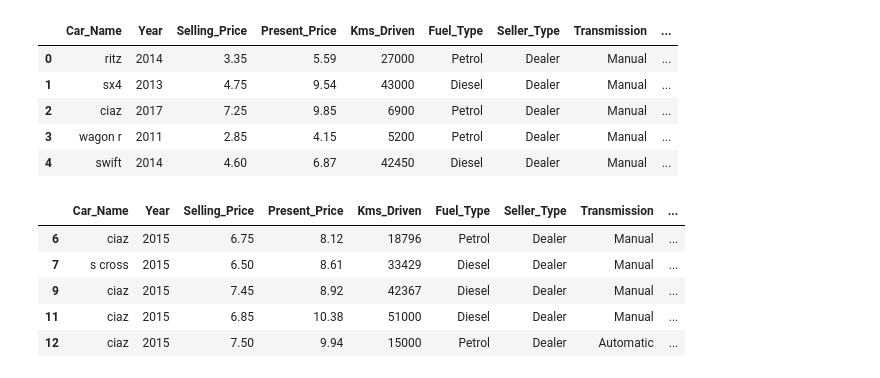
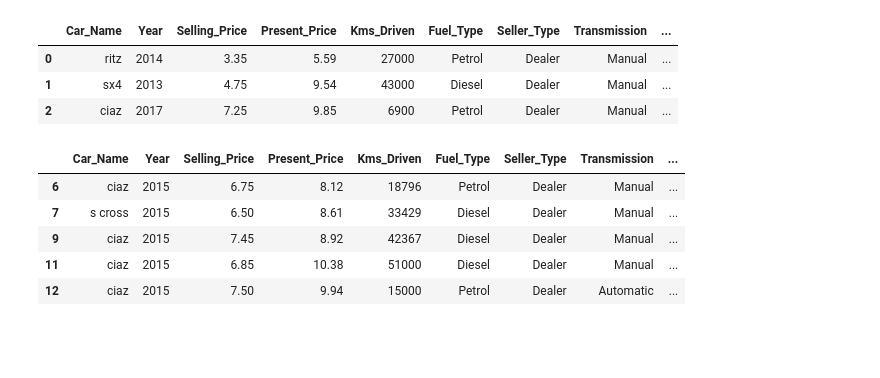
Before and after one commit to Msvb116/AI_DataEngineering, a Jupyter notebook: python/Pandas_groupby_150426.ipynb, the cells around one changed output. Saved outputs shown, nothing was run; the diff lists cells and outputs as text; code cells hidden in the pictures; blank space fills up the shorter version.

```diff
--- a/python/Pandas_groupby_150426.ipynb
+++ b/python/Pandas_groupby_150426.ipynb
@@ -1,16 +1,14 @@
 # %%
 import pandas as pd
 # %%
-data = pd.read_csv("C:\\Users\\DELL\\Desktop\\AI_DATA_ENGINEERING\\SQL\\Data_Sets\\Car_Data.csv") # to read complete data file
+data = pd.read_csv("C:\\Users\\DELL\\Desktop\\AI_DATA_ENGINEERING\\Data_Sets\\Car_Data.csv") # to read complete data file
 # %%
-data.head(5)
+data.head(3)
 # %% [output]
 |  | Car_Name | Year | Selling_Price | Present_Price | Kms_Driven | Fuel_Type | Seller_Type | Transmission | ... |
 | 0 | ritz | 2014 | 3.35 | 5.59 | 27000 | Petrol | Dealer | Manual | ... |
 | 1 | sx4 | 2013 | 4.75 | 9.54 | 43000 | Diesel | Dealer | Manual | ... |
 | 2 | ciaz | 2017 | 7.25 | 9.85 | 6900 | Petrol | Dealer | Manual | ... |
-| 3 | wagon r | 2011 | 2.85 | 4.15 | 5200 | Petrol | Dealer | Manual | ... |
-| 4 | swift | 2014 | 4.60 | 6.87 | 42450 | Diesel | Dealer | Manual | ... |
 # %%
 data[data.Year == 2015].head(5)
 # %% [output]
```
Also changed, not shown: parts of 1 cell of this notebook, 18 other files.
